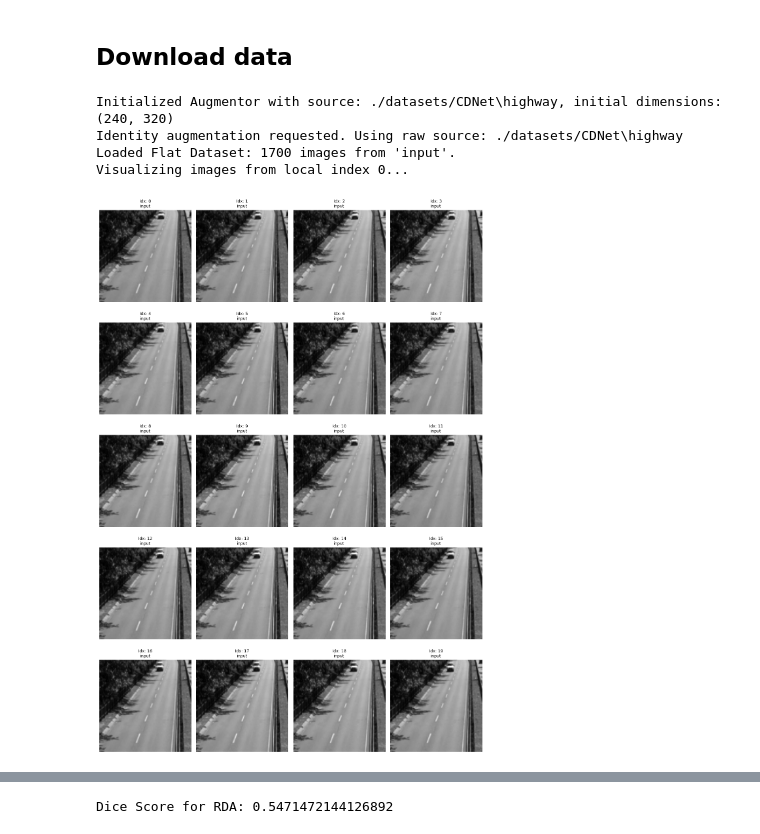
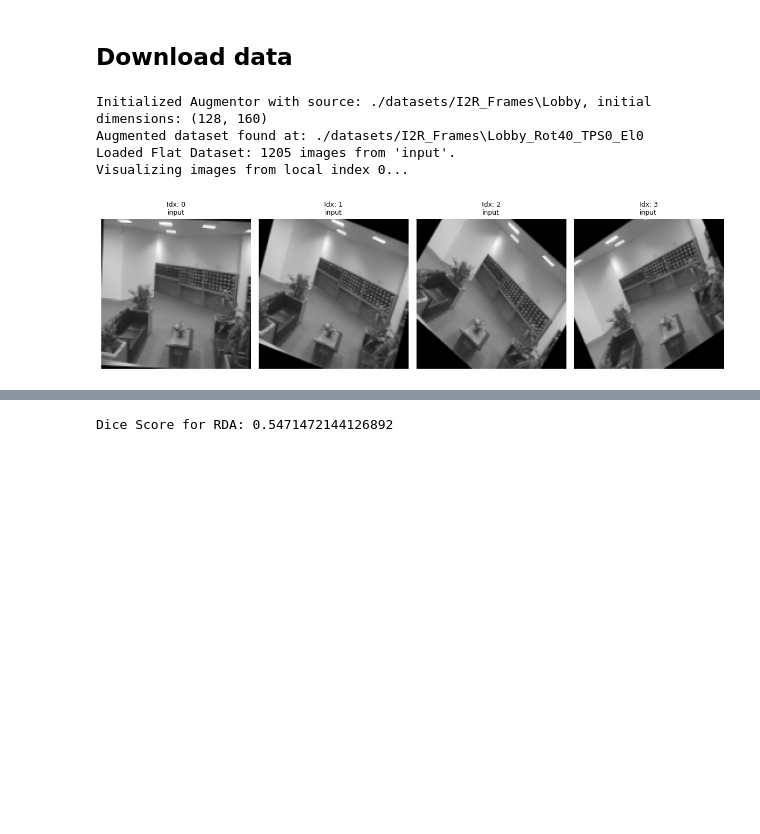
Before and after one commit to E-N-J/P114-Annotation-Free-Segmentation, a Jupyter notebook: cdnet.ipynb, the cells around one changed output, grey strips where cells are left out. Saved outputs shown, nothing was run; the diff lists cells and outputs as text; code cells hidden in the pictures; blank space fills up the shorter version.

```diff
--- a/cdnet.ipynb
+++ b/cdnet.ipynb
@@ -17,8 +17,8 @@ from data import Augmentor
 # %%
 DEVICE = torch.device("cuda" if torch.cuda.is_available() else "cpu")
 BATCH_SIZE = 128
-DATA_ZIP_PATH = "./datasets/CDNet"
-DATASET_NAME = "highway"
+DATA_ZIP_PATH = "./datasets/I2R_Frames"
+DATASET_NAME = "Lobby"
 DIMS = (128, 128)
 
 DATASET_PATH = os.path.join(DATA_ZIP_PATH, DATASET_NAME)
@@ -39,25 +39,24 @@ if os.path.exists(DATA_ZIP_PATH) is False:
 # %%
-aug = Augmentor(rotation=0, tps=0, elastic=0, source_root=DATASET_PATH, device=DEVICE)
+aug = Augmentor(rotation=40, tps=0, elastic=0, source_root=DATASET_PATH, device=DEVICE)
 # aug.prepare(force_rebuild=True)
 
-# input_shape = (max(aug.init_dims), max(aug.init_dims))
-i2r_data = aug.get_dataset(
+data = aug.get_dataset(
     transform=transforms.Compose([
         transforms.Resize(DIMS),
         transforms.Grayscale(num_output_channels=1),
         transforms.ToTensor()
     ])
 )
 
-i2r_loader = DataLoader(i2r_data, batch_size=BATCH_SIZE, shuffle=True, num_workers=0)
-test_loader = DataLoader(i2r_data, batch_size=len(i2r_data), shuffle=False, num_workers=0)
+train_loader = DataLoader(data, batch_size=BATCH_SIZE, shuffle=True, num_workers=0)
+eval_loader = DataLoader(data, batch_size=len(data), shuffle=False, num_workers=0)
 
-i2r_data.visualize(num_images=20)
+data.visualise(num_images=4)
 # %% [output]
-Initialized Augmentor with source: ./datasets/CDNet\highway, initial dimensions: (240, 320)
-Identity augmentation requested. Using raw source: ./datasets/CDNet\highway
-Loaded Flat Dataset: 1700 images from 'input'.
+Initialized Augmentor with source: ./datasets/I2R_Frames\Lobby, initial dimensions: (128, 160)
+Augmented dataset found at: ./datasets/I2R_Frames\Lobby_Rot40_TPS0_El0
+Loaded Flat Dataset: 1205 images from 'input'.
 Visualizing images from local index 0...
-[figure, old version]
+[figure, new version]
 # %%
 rda_params = {
```
Also changed, not shown: parts of 7 cells of this notebook, 4 other files.
